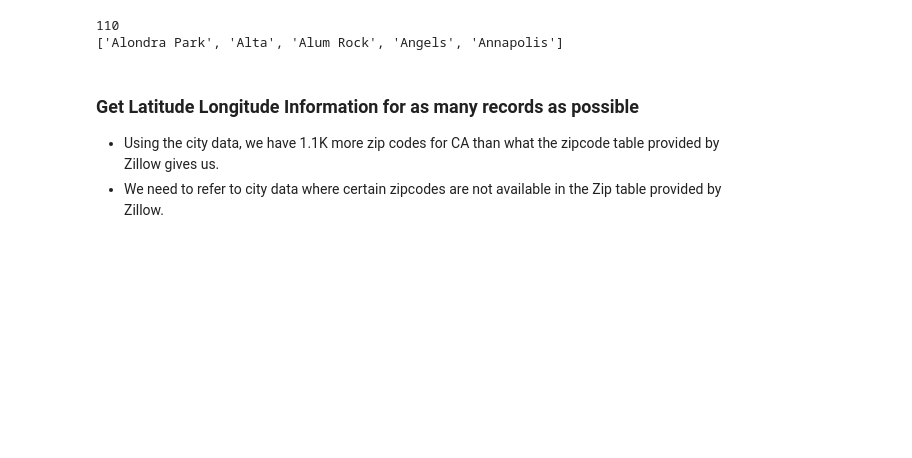
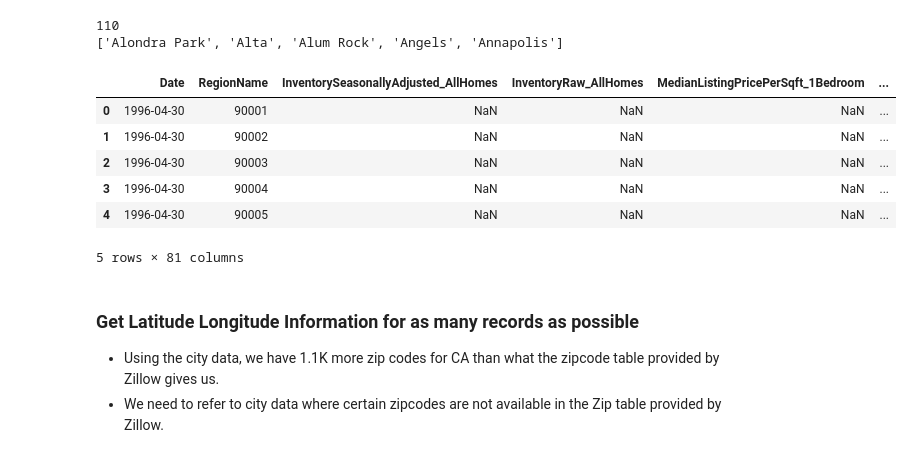
Before and after one commit to rage-against-the-machine-learning/rent-v-buy, a Jupyter notebook: notebooks/02-Inspect-Scope-Data-California.ipynb, the cells around one changed output. Saved outputs shown, nothing was run; the diff lists cells and outputs as text; code cells hidden in the pictures; blank space fills up the shorter version.

```diff
--- a/notebooks/02-Inspect-Scope-Data-California.ipynb
+++ b/notebooks/02-Inspect-Scope-Data-California.ipynb
@@ -213,6 +210,16 @@ print(missing_cities[:5])
 # %% [output]
 110
 ['Alondra Park', 'Alta', 'Alum Rock', 'Angels', 'Annapolis']
+# %%
+ca_zip_ts.head()
+# %% [output]
+|  | Date | RegionName | InventorySeasonallyAdjusted_AllHomes | InventoryRaw_AllHomes | MedianListingPricePerSqft_1Bedroom | ... |
+| 0 | 1996-04-30 | 90001 | NaN | NaN | NaN | ... |
+| 1 | 1996-04-30 | 90002 | NaN | NaN | NaN | ... |
+| 2 | 1996-04-30 | 90003 | NaN | NaN | NaN | ... |
+| 3 | 1996-04-30 | 90004 | NaN | NaN | NaN | ... |
+| 4 | 1996-04-30 | 90005 | NaN | NaN | NaN | ... |
+5 rows × 81 columns
 # %% [markdown]
 ### Get Latitude Longitude Information for as many records as possible
 - Using the city data, we have 1.1K more zip codes for CA than what the zipcode table provided by Zillow gives us.
```
Also changed, not shown: parts of 7 cells of this notebook, 3 other files.
